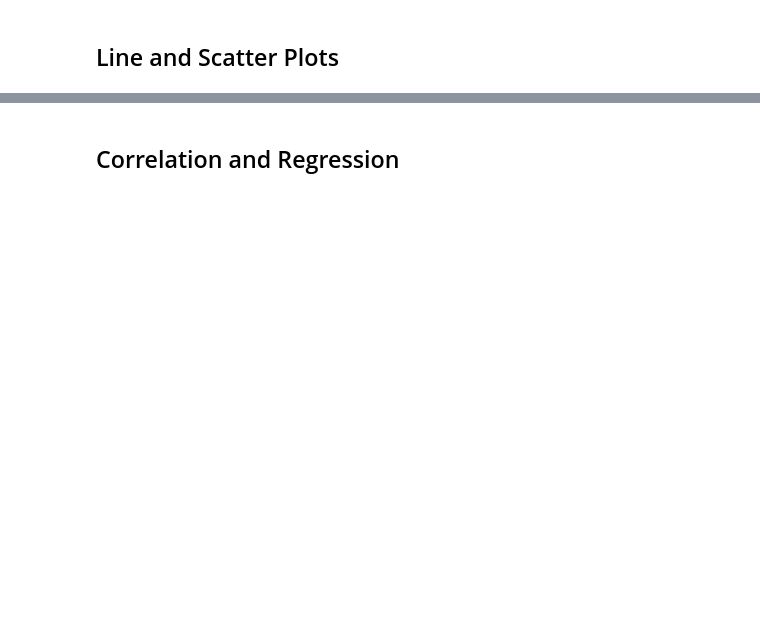
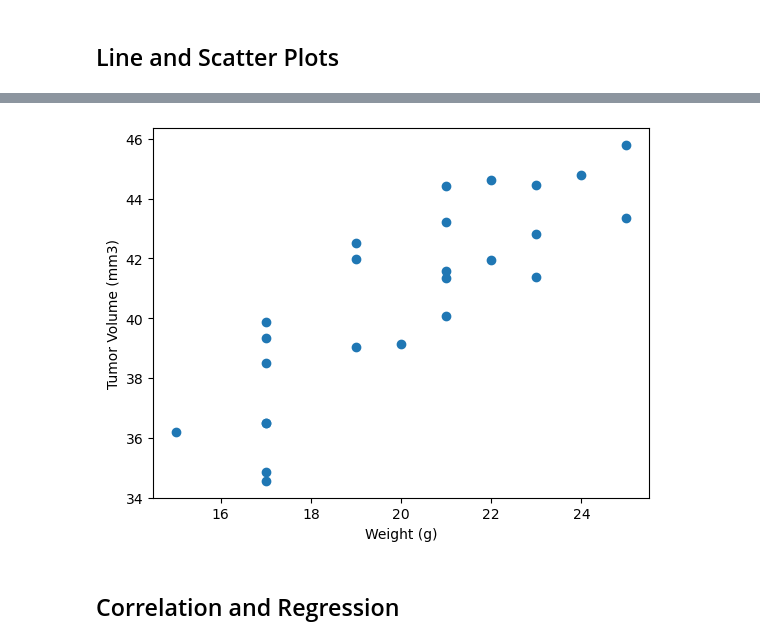
Before and after one commit to Andrew-Bourgeois/matplotlib-challenge, a Jupyter notebook: pymaceuticals_Bourgeois.ipynb, the cells around one changed output, grey strips where cells are left out. Drawn from its saved outputs; the diff is of its cells as text; code cells hidden in the pictures; blank space fills up the shorter version.

```diff
--- a/pymaceuticals_Bourgeois.ipynb
+++ b/pymaceuticals_Bourgeois.ipynb
@@ -269,2 +331,42 @@ Ceftamin's potential outliers: Series([], Name: Tumor Volume (mm3), dtype: float
+# %%
+# Generate a scatter plot of mouse weight vs. the average observed tumor volume for the entire Capomulin regimen
+
+# create smaller data set of just the Capomulin data
+capomulin_df = clean_data_df.loc[clean_data_df["Drug Regimen"] == "Capomulin", ]
+capomulin_df
+
+# create df of mouse weights
+# pare down large df
+mouse_weight = pd.DataFrame(capomulin_df[["Mouse ID", "Weight (g)"]])
+# drop_duplicate mouse ids, adn sort the values to align with groupby data
+mouse_weight = mouse_weight.drop_duplicates(["Mouse ID"])
+mouse_weight = mouse_weight.sort_values(by="Mouse ID")
+
+# set the index to Mouse ID
+mouse_weight = mouse_weight.set_index("Mouse ID")
+mouse_weight
+
+# group capomulin data by mouse id and find mean of tumor volumes for each mouse
+grouped_tum_vol = capomulin_df.groupby(["Mouse ID"])["Tumor Volume (mm3)"].mean()
+grouped_tum_vol
+
+# create a new df with mouse weight and tumor average data
+weight_vs_tumor = pd.DataFrame({
+    "weight": mouse_weight["Weight (g)"],
+    "avg_tum_vol": grouped_tum_vol
+})
+weight_vs_tumor.head()
+
+
+# plot figure of weights versus average tumor volumes
+fig, capo = plt.subplots()
+
+plt.xlabel("Weight (g)")
+plt.ylabel("Tumor Volume (mm3)")
+
+capo.scatter(weight_vs_tumor["weight"], weight_vs_tumor["avg_tum_vol"], marker="o")
+plt.show()
+# %% [output]
+[figure, added]
 # %% [markdown]
 ## Correlation and Regression
```
Also changed, not shown: parts of 10 cells of this notebook, 1 other file.
